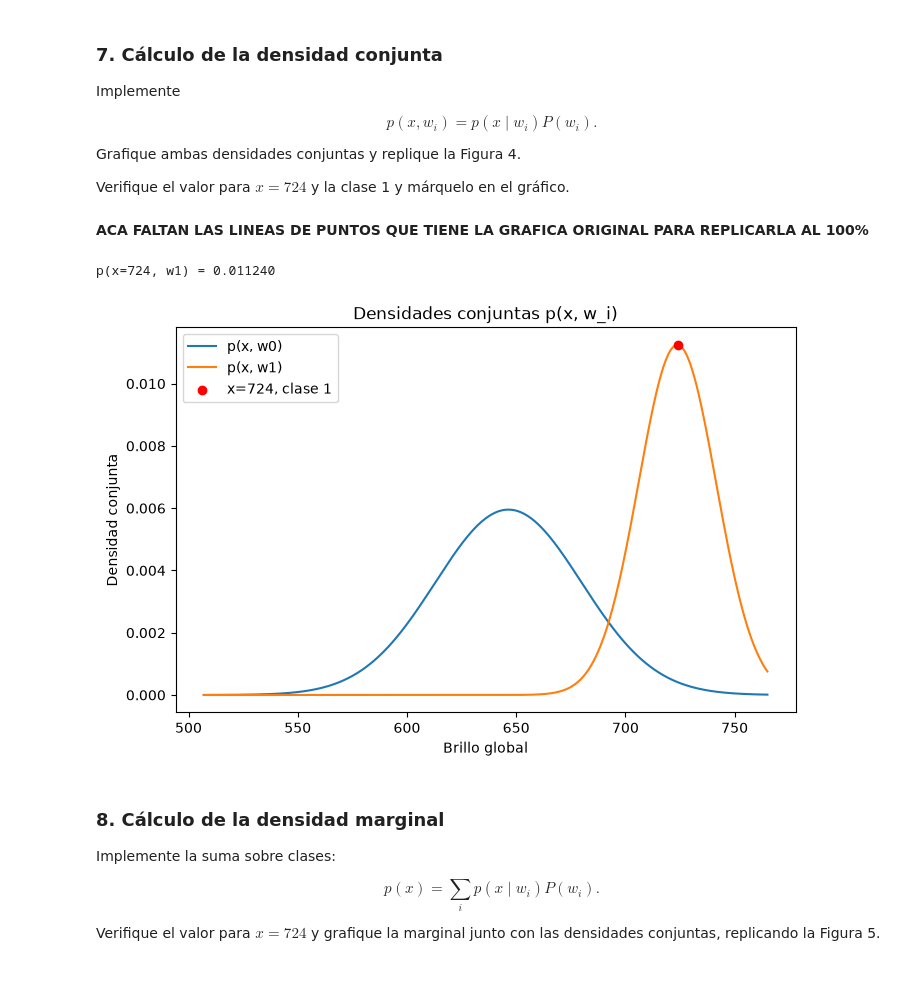
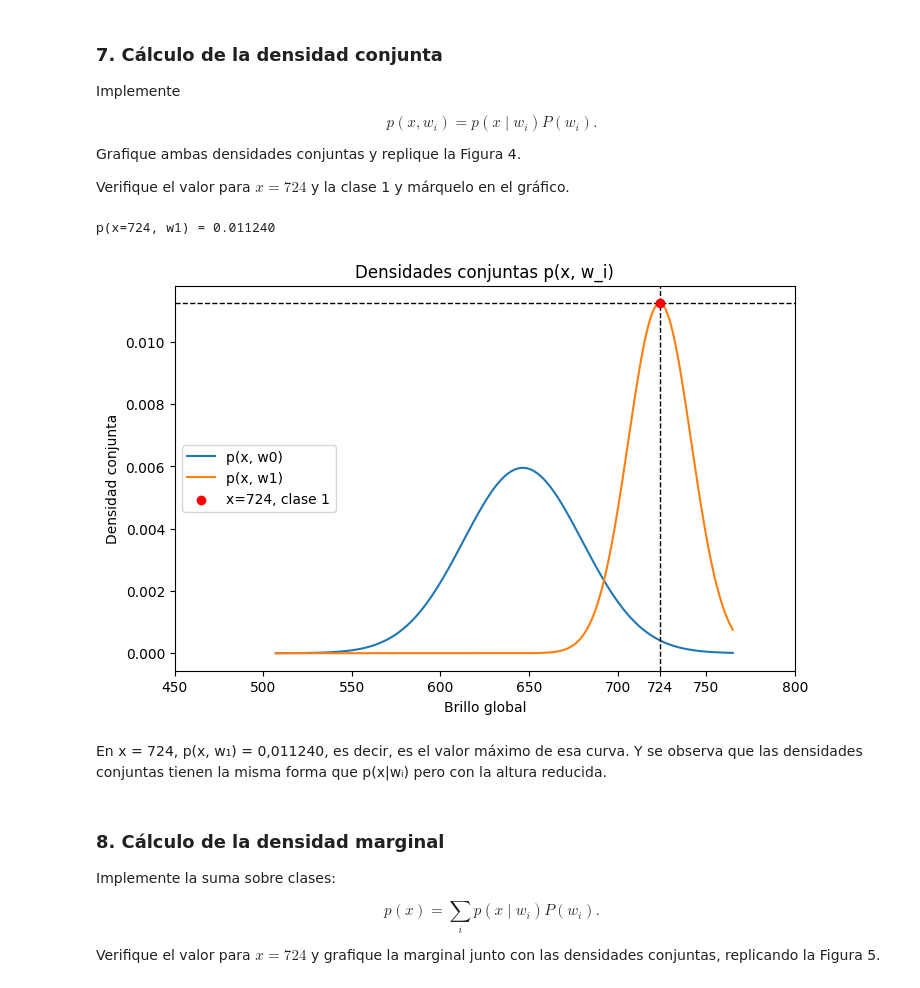
Before and after one commit to LuciaSaravia/Aprendizaje-Automatico, a Jupyter notebook: Actividad7_NaiveBayes_grupo5.ipynb, the cells around one changed output. Drawn from its saved outputs; the diff is of its cells as text; code cells hidden in the pictures.

```diff
--- a/Actividad7_NaiveBayes_grupo5.ipynb
+++ b/Actividad7_NaiveBayes_grupo5.ipynb
@@ -298,34 +300,37 @@ $$p(x,w_i)=p(x\mid w_i)P(w_i).$$
 Grafique ambas densidades conjuntas y replique la Figura 4.
 
 Verifique el valor para $x=724$ y la clase 1 y márquelo en el gráfico.
-# %% [markdown]
-**ACA FALTAN LAS LINEAS DE PUNTOS QUE TIENE LA GRAFICA ORIGINAL PARA REPLICARLA AL 100%**
 # %%
 def densidad_conjunta(x, mu, sigma, prior):
     """p(x, w_i) = p(x|w_i) * P(w_i)"""
     return p_x_dado_clase(x, mu, sigma) * prior
 
 joint0_vals = densidad_conjunta(x_vals, mu0, std0, P_w0)
 joint1_vals = densidad_conjunta(x_vals, mu1, std1, P_w1)
 
 # verificación pedida: x=724, clase 1
 x_check = 724
 joint1_check = densidad_conjunta(x_check, mu1, std1, P_w1)
 print(f"p(x={x_check}, w1) = {joint1_check:.6f}")
 
 plt.figure(figsize=(8, 5))
 plt.plot(x_vals, joint0_vals, label="p(x, w0)")
 plt.plot(x_vals, joint1_vals, label="p(x, w1)")
 plt.scatter([x_check], [joint1_check], color="red", zorder=5,
             label=f"x={x_check}, clase 1")
+plt.axvline(x=x_check, color='black', linestyle='--', linewidth=1)
+plt.axhline(y=joint1_check, color='black', linestyle='--', linewidth=1)
+plt.xticks(sorted(set(list(plt.xticks()[0]) + [x_check])))
 plt.xlabel("Brillo global")
 plt.ylabel("Densidad conjunta")
 plt.legend()
 plt.title("Densidades conjuntas p(x, w_i)")
 plt.show()
 # %% [output]
 p(x=724, w1) = 0.011240
-[figure, old version]
+[figure, new version]
+# %% [markdown]
+En x = 724,  p(x, w₁) = 0,011240, es decir, es el valor máximo de esa curva. Y se observa que las densidades conjuntas tienen la misma forma que p(x|wᵢ) pero con la altura reducida.
 # %% [markdown]
 ### 8. Cálculo de la densidad marginal
 
```
Also changed, not shown: parts of 27 cells of this notebook.
